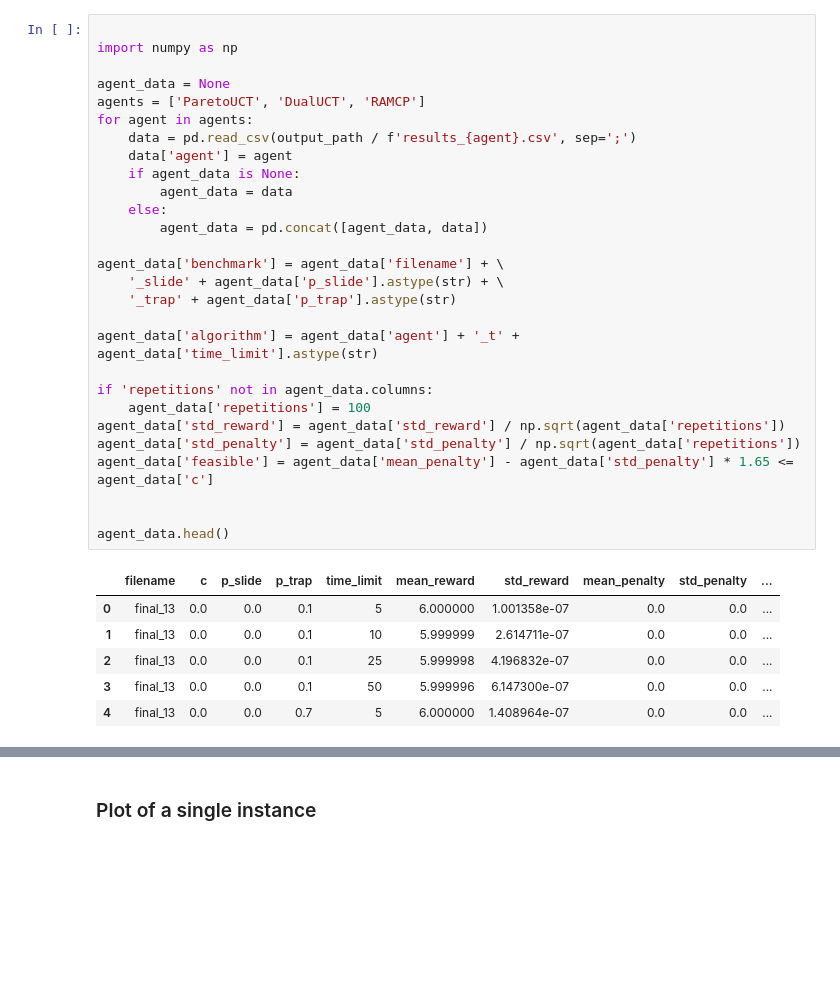
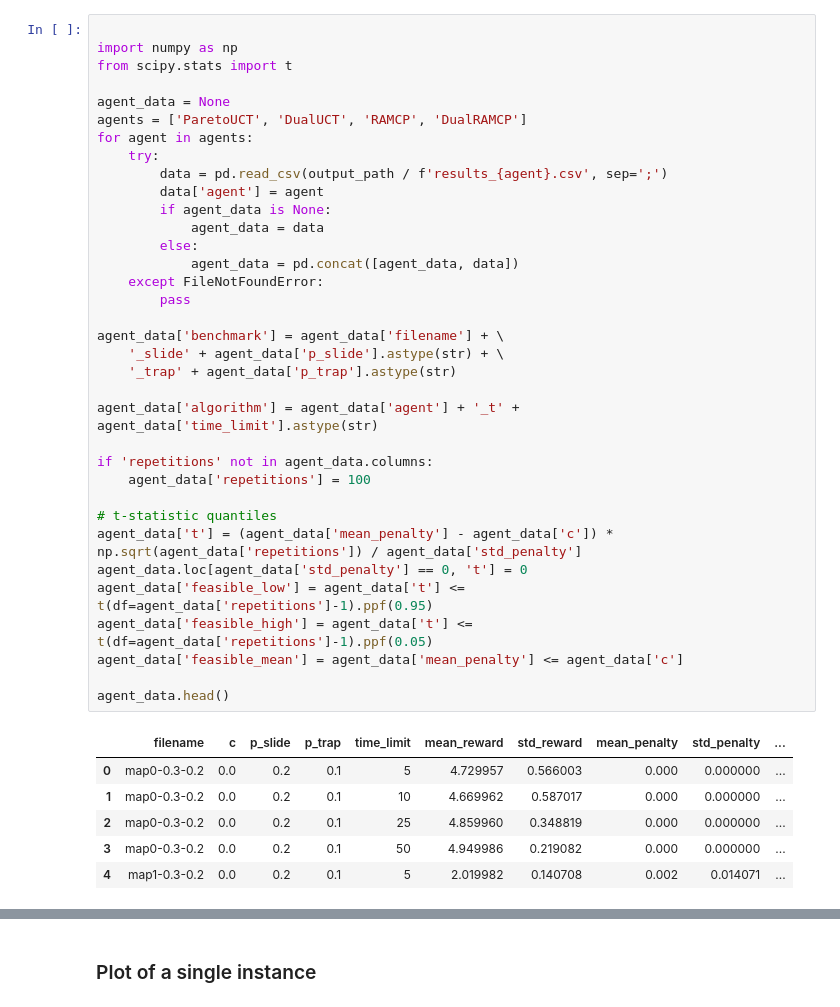
Before and after one commit to kurecka/rats, a Jupyter notebook: notebooks/visualization.ipynb, the cells around one changed output, grey strips where cells are left out. Saved outputs shown, nothing was run; the diff lists cells and outputs as text; blank space fills up the shorter version.

```diff
--- a/notebooks/visualization.ipynb
+++ b/notebooks/visualization.ipynb
@@ -18,35 +44,42 @@ lp_data.head()
 # %%
 
 import numpy as np
+from scipy.stats import t
 
 agent_data = None
-agents = ['ParetoUCT', 'DualUCT', 'RAMCP']
+agents = ['ParetoUCT', 'DualUCT', 'RAMCP', 'DualRAMCP']
 for agent in agents:
-    data = pd.read_csv(output_path / f'results_{agent}.csv', sep=';')
-    data['agent'] = agent
-    if agent_data is None:
-        agent_data = data
-    else:
-        agent_data = pd.concat([agent_data, data])
+    try:
+        data = pd.read_csv(output_path / f'results_{agent}.csv', sep=';')
+        data['agent'] = agent
+        if agent_data is None:
+            agent_data = data
+        else:
+            agent_data = pd.concat([agent_data, data])
+    except FileNotFoundError:
+        pass
 
 agent_data['benchmark'] = agent_data['filename'] + \
     '_slide' + agent_data['p_slide'].astype(str) + \
     '_trap' + agent_data['p_trap'].astype(str)
 
 agent_data['algorithm'] = agent_data['agent'] + '_t' + agent_data['time_limit'].astype(str)
 
 if 'repetitions' not in agent_data.columns:
     agent_data['repetitions'] = 100
-agent_data['std_reward'] = agent_data['std_reward'] / np.sqrt(agent_data['repetitions'])
-agent_data['std_penalty'] = agent_data['std_penalty'] / np.sqrt(agent_data['repetitions'])
-agent_data['feasible'] = agent_data['mean_penalty'] - agent_data['std_penalty'] * 1.65 <= agent_data['c']
 
+# t-statistic quantiles
+agent_data['t'] = (agent_data['mean_penalty'] - agent_data['c']) * np.sqrt(agent_data['repetitions']) / agent_data['std_penalty']
+agent_data.loc[agent_data['std_penalty'] == 0, 't'] = 0
+agent_data['feasible_low'] = agent_data['t'] <= t(df=agent_data['repetitions']-1).ppf(0.95)
+agent_data['feasible_high'] = agent_data['t'] <= t(df=agent_data['repetitions']-1).ppf(0.05)
+agent_data['feasible_mean'] = agent_data['mean_penalty'] <= agent_data['c']
 
 agent_data.head()
 # %% [output]
 |  | filename | c | p_slide | p_trap | time_limit | mean_reward | std_reward | mean_penalty | std_penalty | ... |
-| 0 | final_13 | 0.0 | 0.0 | 0.1 | 5 | 6.000000 | 1.001358e-07 | 0.0 | 0.0 | ... |
-| 1 | final_13 | 0.0 | 0.0 | 0.1 | 10 | 5.999999 | 2.614711e-07 | 0.0 | 0.0 | ... |
-| 2 | final_13 | 0.0 | 0.0 | 0.1 | 25 | 5.999998 | 4.196832e-07 | 0.0 | 0.0 | ... |
-| 3 | final_13 | 0.0 | 0.0 | 0.1 | 50 | 5.999996 | 6.147300e-07 | 0.0 | 0.0 | ... |
-| 4 | final_13 | 0.0 | 0.0 | 0.7 | 5 | 6.000000 | 1.408964e-07 | 0.0 | 0.0 | ... |
+| 0 | map0-0.3-0.2 | 0.0 | 0.2 | 0.1 | 5 | 4.729957 | 0.566003 | 0.000 | 0.000000 | ... |
+| 1 | map0-0.3-0.2 | 0.0 | 0.2 | 0.1 | 10 | 4.669962 | 0.587017 | 0.000 | 0.000000 | ... |
+| 2 | map0-0.3-0.2 | 0.0 | 0.2 | 0.1 | 25 | 4.859960 | 0.348819 | 0.000 | 0.000000 | ... |
+| 3 | map0-0.3-0.2 | 0.0 | 0.2 | 0.1 | 50 | 4.949986 | 0.219082 | 0.000 | 0.000000 | ... |
+| 4 | map1-0.3-0.2 | 0.0 | 0.2 | 0.1 | 5 | 2.019982 | 0.140708 | 0.002 | 0.014071 | ... |
```
Also changed, not shown: parts of 9 cells of this notebook, 1 other file.
